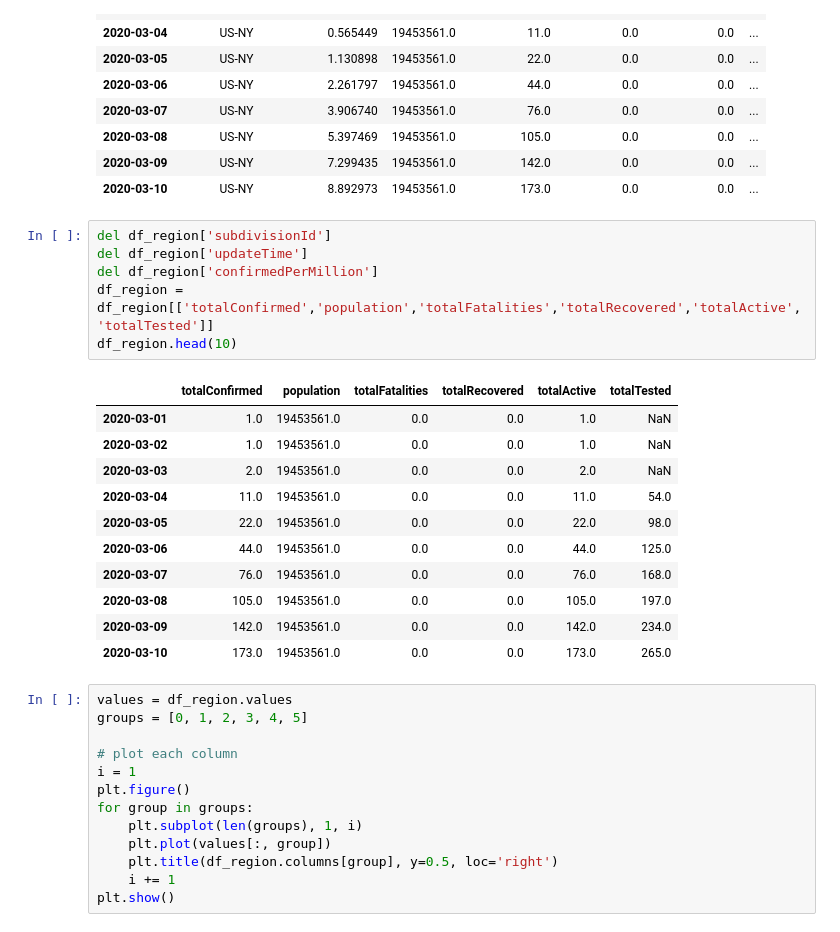
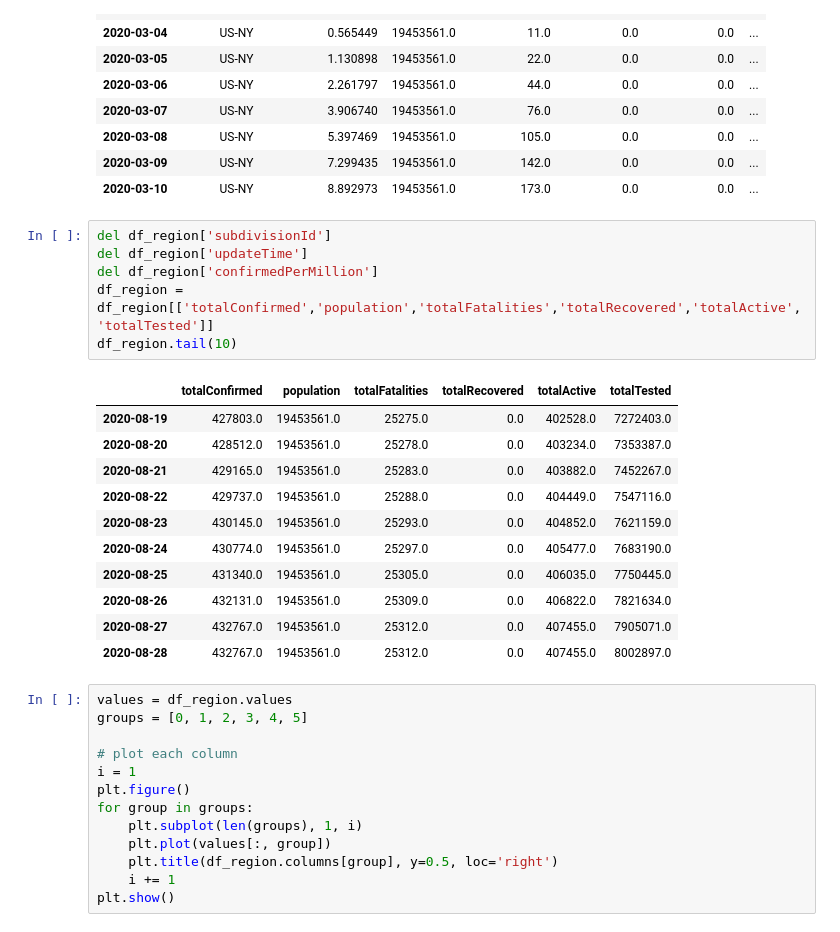
Before and after one commit to kush1509/covid-case-predictor, a Jupyter notebook: Covid Case Prediction.ipynb, the cells around one changed output. Cells and saved outputs as stored; diff of their text form.

```diff
--- a/Covid Case Prediction.ipynb
+++ b/Covid Case Prediction.ipynb
@@ -44,21 +44,21 @@ df_region.head(10)
 # %%
 del df_region['subdivisionId']
 del df_region['updateTime']
 del df_region['confirmedPerMillion']
 df_region = df_region[['totalConfirmed','population','totalFatalities','totalRecovered','totalActive','totalTested']]
-df_region.head(10)
+df_region.tail(10)
 # %% [output]
 |  | totalConfirmed | population | totalFatalities | totalRecovered | totalActive | totalTested |
-| 2020-03-01 | 1.0 | 19453561.0 | 0.0 | 0.0 | 1.0 | NaN |
-| 2020-03-02 | 1.0 | 19453561.0 | 0.0 | 0.0 | 1.0 | NaN |
-| 2020-03-03 | 2.0 | 19453561.0 | 0.0 | 0.0 | 2.0 | NaN |
-| 2020-03-04 | 11.0 | 19453561.0 | 0.0 | 0.0 | 11.0 | 54.0 |
-| 2020-03-05 | 22.0 | 19453561.0 | 0.0 | 0.0 | 22.0 | 98.0 |
-| 2020-03-06 | 44.0 | 19453561.0 | 0.0 | 0.0 | 44.0 | 125.0 |
-| 2020-03-07 | 76.0 | 19453561.0 | 0.0 | 0.0 | 76.0 | 168.0 |
-| 2020-03-08 | 105.0 | 19453561.0 | 0.0 | 0.0 | 105.0 | 197.0 |
-| 2020-03-09 | 142.0 | 19453561.0 | 0.0 | 0.0 | 142.0 | 234.0 |
-| 2020-03-10 | 173.0 | 19453561.0 | 0.0 | 0.0 | 173.0 | 265.0 |
+| 2020-08-19 | 427803.0 | 19453561.0 | 25275.0 | 0.0 | 402528.0 | 7272403.0 |
+| 2020-08-20 | 428512.0 | 19453561.0 | 25278.0 | 0.0 | 403234.0 | 7353387.0 |
+| 2020-08-21 | 429165.0 | 19453561.0 | 25283.0 | 0.0 | 403882.0 | 7452267.0 |
+| 2020-08-22 | 429737.0 | 19453561.0 | 25288.0 | 0.0 | 404449.0 | 7547116.0 |
+| 2020-08-23 | 430145.0 | 19453561.0 | 25293.0 | 0.0 | 404852.0 | 7621159.0 |
+| 2020-08-24 | 430774.0 | 19453561.0 | 25297.0 | 0.0 | 405477.0 | 7683190.0 |
+| 2020-08-25 | 431340.0 | 19453561.0 | 25305.0 | 0.0 | 406035.0 | 7750445.0 |
+| 2020-08-26 | 432131.0 | 19453561.0 | 25309.0 | 0.0 | 406822.0 | 7821634.0 |
+| 2020-08-27 | 432767.0 | 19453561.0 | 25312.0 | 0.0 | 407455.0 | 7905071.0 |
+| 2020-08-28 | 432767.0 | 19453561.0 | 25312.0 | 0.0 | 407455.0 | 8002897.0 |
 # %%
 values = df_region.values
 groups = [0, 1, 2, 3, 4, 5]
```
Also changed, not shown: parts of 6 cells of this notebook.
